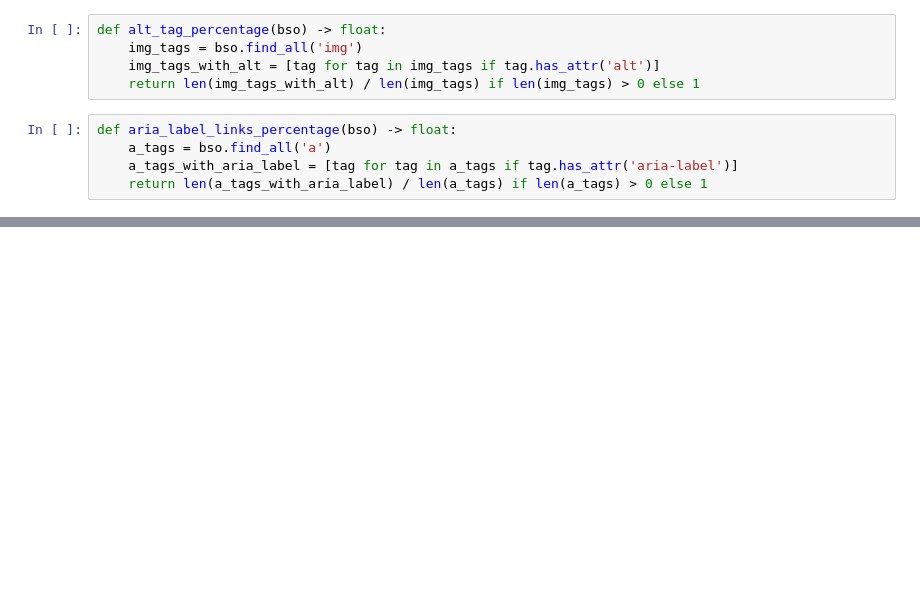
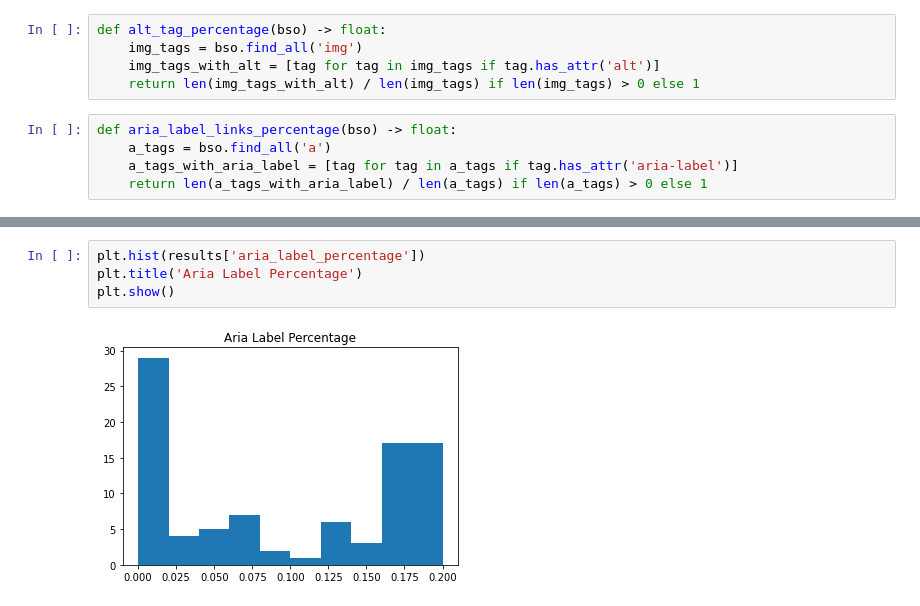
Before and after one commit to The5thAxiom/web-accessibility, a Jupyter notebook: crawler.ipynb, the cells around one changed output, grey strips where cells are left out. Cells and saved outputs as stored; diff of their text form; blank space fills up the shorter version.

```diff
--- a/crawler.ipynb
+++ b/crawler.ipynb
@@ -98,0 +191,6 @@ results.to_csv('accessibility.csv')
+# %%
+plt.hist(results['aria_label_percentage'])
+plt.title('Aria Label Percentage')
+plt.show()
+# %% [output]
+[figure, added]
```
Also changed, not shown: parts of 16 cells of this notebook, 2 other files.
